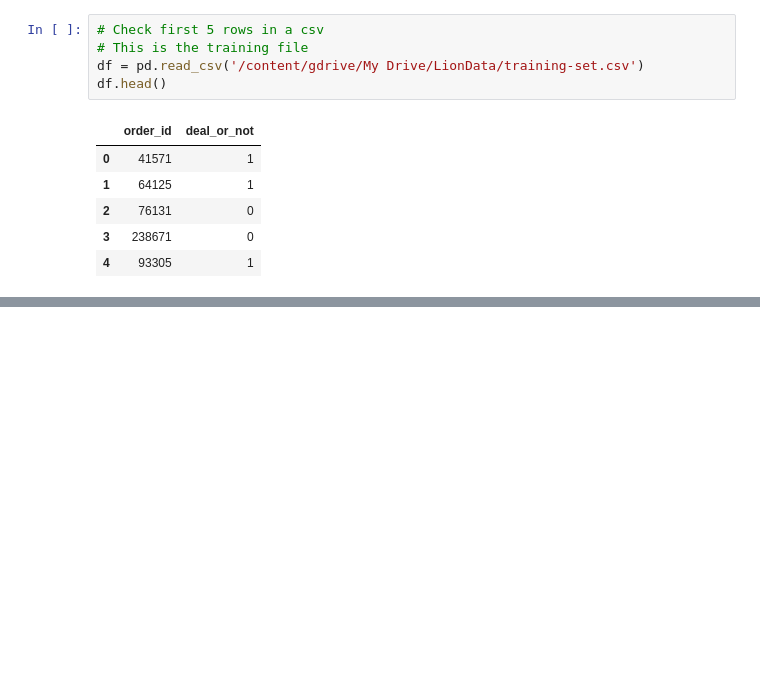
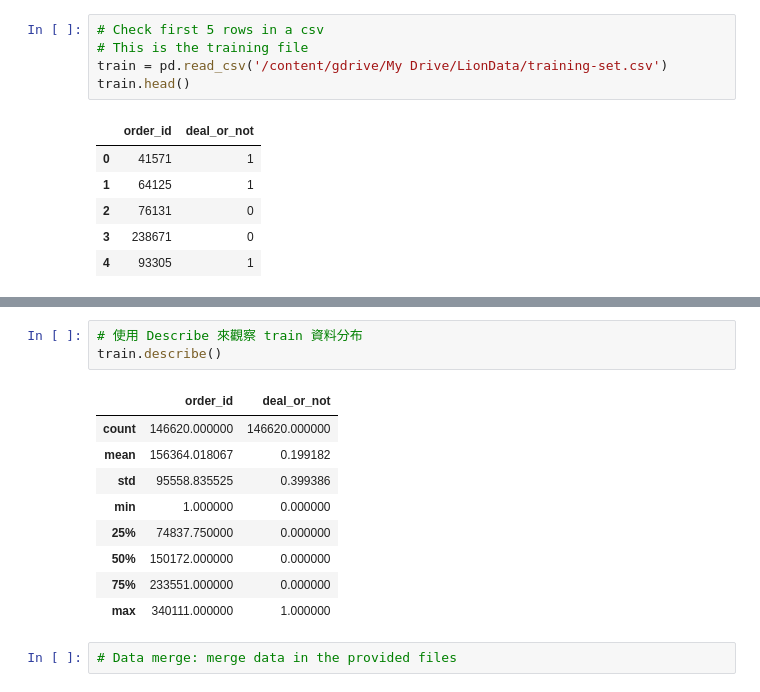
Before and after one commit to cwcheng0/LionTravel, a Jupyter notebook: LionTry1.ipynb, the cells around one changed output, grey strips where cells are left out. Cells and saved outputs as stored; diff of their text form; blank space fills up the shorter version.

```diff
--- a/LionTry1.ipynb
+++ b/LionTry1.ipynb
@@ -154,8 +154,8 @@ memory usage: 2.3 MB
 # %%
 # Check first 5 rows in a csv
 # This is the training file
-df = pd.read_csv('/content/gdrive/My Drive/LionData/training-set.csv')
-df.head()
+train = pd.read_csv('/content/gdrive/My Drive/LionData/training-set.csv')
+train.head()
 # %% [output]
 |  | order_id | deal_or_not |
 | 0 | 41571 | 1 |
@@ -174,3 +174,18 @@ order_id       146620 non-null int64
 deal_or_not    146620 non-null int64
 dtypes: int64(2)
 memory usage: 2.2 MB
+# %%
+# 使用 Describe 來觀察 train 資料分布
+train.describe()
+# %% [output]
+|  | order_id | deal_or_not |
+| count | 146620.000000 | 146620.000000 |
+| mean | 156364.018067 | 0.199182 |
+| std | 95558.835525 | 0.399386 |
+| min | 1.000000 | 0.000000 |
+| 25% | 74837.750000 | 0.000000 |
+| 50% | 150172.000000 | 0.000000 |
+| 75% | 233551.000000 | 0.000000 |
+| max | 340111.000000 | 1.000000 |
+# %%
+# Data merge: merge data in the provided files
```
Also changed, not shown: parts of 3 cells of this notebook.
